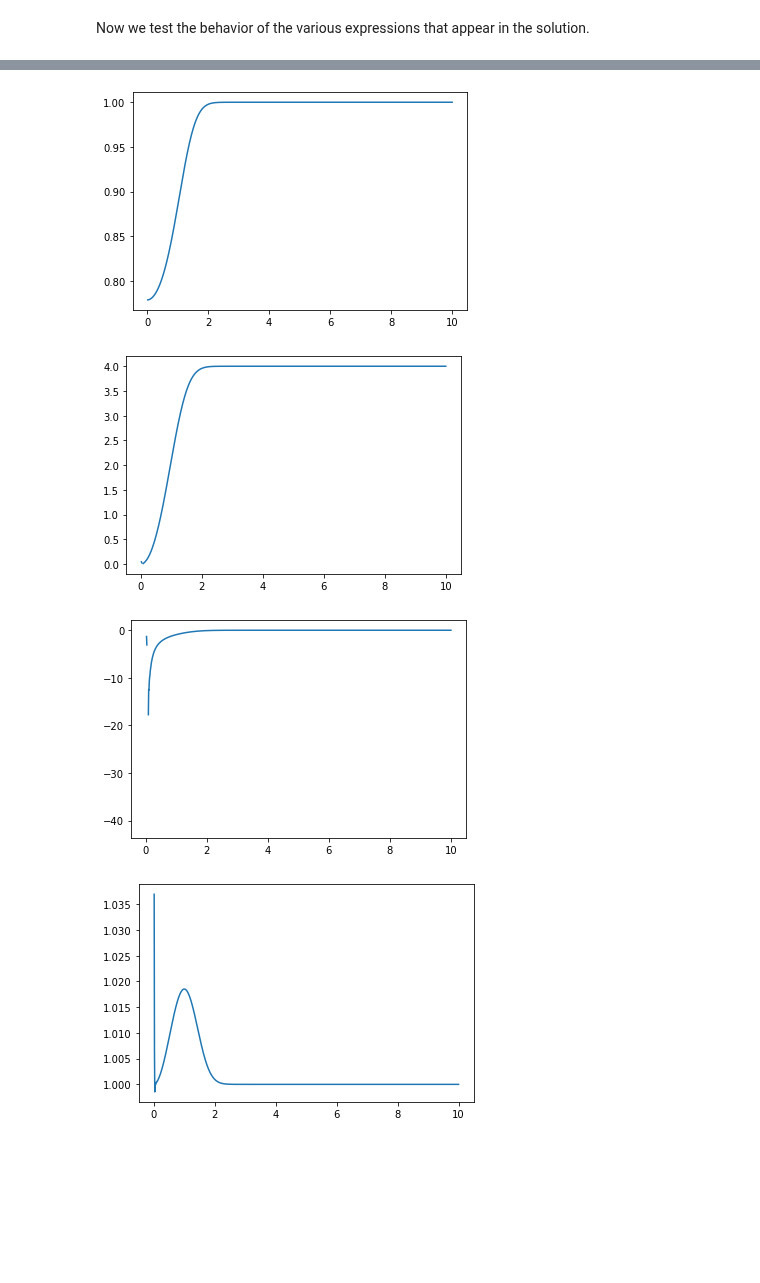
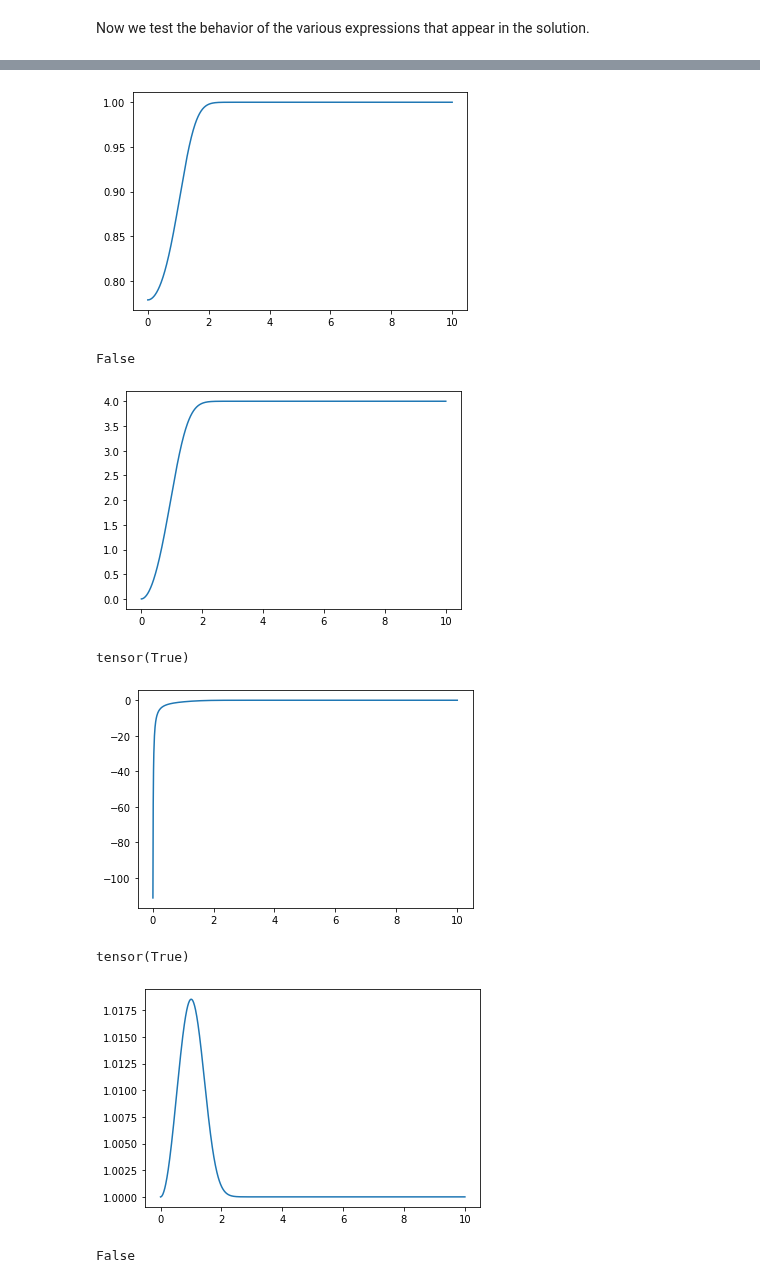
Before and after one commit to shivangrawat/gaussian-crossings, a Jupyter notebook: examples/test.ipynb, the cells around one changed output, grey strips where cells are left out. Saved outputs shown, nothing was run; the diff lists cells and outputs as text; code cells hidden in the pictures; blank space fills up the shorter version.

```diff
--- a/examples/test.ipynb
+++ b/examples/test.ipynb
@@ -11,17 +17,24 @@ from gaussian_crossings import simulate_gaussian_process_fft, simulate_gaussian_
 # %%
 def r_squared_exp(t, tau, sigma):
-        return sigma**2 * torch.exp(- (t / tau)**2)
+    return sigma**2 * torch.exp(-((t / tau) ** 2))
+
 
 # Define parameters (as tensors if you wish them to be differentiable)
-tau   = 1.0
+tau = 1.0
 sigma = 1.0
 # %%
 u = 1.0
 model = GaussianUpcrossings(r_func=r_squared_exp, u=u, tau=tau, sigma=sigma)
 # %%
-t = torch.linspace(0.02, 10, 1000)
+t = torch.linspace(0.001, 10, 1000)
 
 alpha, beta, gamma, delta = model.compute_all_quantities(t, u)
+
+r0 = model.r0
+q0 = model.q0
+r = model.r(t)
+p = model.p(t)
+q = model.q(t)
 # %%
 # plot all alpha beta on separate subplots
 fig, ax = plt.subplots(2, 2, figsize=(10, 10))
@@ -47,25 +73,33 @@ plt.show()
 # %%
-expr = torch.exp(- alpha * gamma**2)
+expr = torch.exp(-alpha * gamma**2)
 plt.plot(t, expr)
 plt.show()
+torch.isnan(expr).any() or not torch.isfinite(expr).any()
 # %% [output]
 [figure]
+False
 # %%
-expr = 1 / (torch.sqrt((model.r0 ** 2 - model.r(t)**2) * (alpha * beta)))
+expr = 1 / (torch.sqrt((model.r0**2 - model.r(t) ** 2) * (alpha * beta)))
 plt.plot(t, expr)
 plt.show()
+torch.isnan(expr).any() or not torch.isfinite(expr).any()
 # %% [output]
 [figure]
+tensor(True)
 # %%
 expr = gamma * torch.sqrt(alpha + beta)
 plt.plot(t, expr)
 plt.show()
+torch.isnan(expr).any() or not torch.isfinite(expr).any()
 # %% [output]
-[figure, old version]
+[figure, new version]
+tensor(True)
 # %%
-expr = torch.exp(alpha ** 2 * gamma ** 2 / (alpha + beta))
+expr = torch.exp(alpha**2 * gamma**2 / (alpha + beta))
 plt.plot(t, expr)
 plt.show()
+torch.isnan(expr).any() or not torch.isfinite(expr).any()
 # %% [output]
-[figure, old version]
+[figure, new version]
+False
 # %%
```
Also changed, not shown: parts of 12 cells of this notebook, 1 other file.
